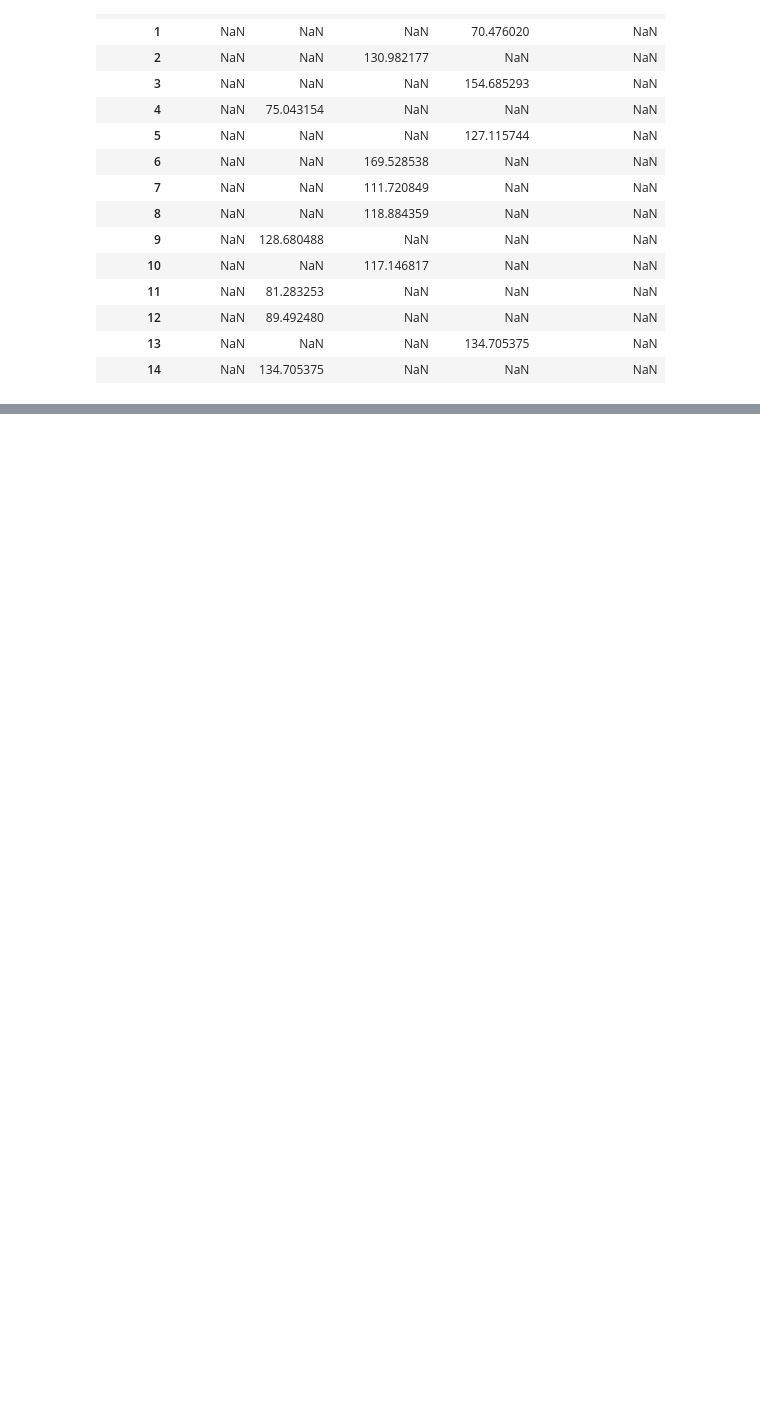
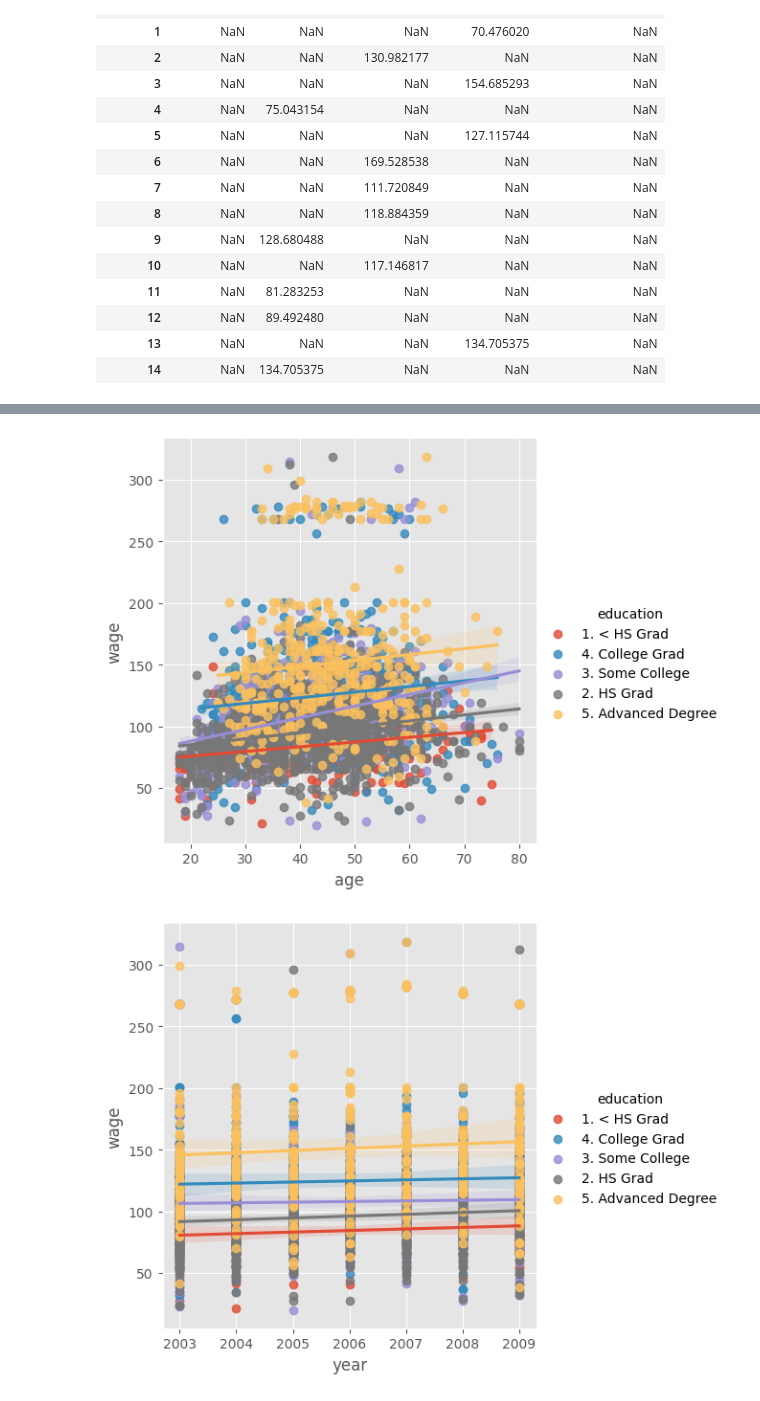
Before and after one commit to AzlinRusnan/Machine-Learning, a Jupyter notebook: Introduction_to_Machine_Learning.ipynb, the cells around one changed output, grey strips where cells are left out. Cells and saved outputs as stored; diff of their text form; code cells hidden in the pictures; blank space fills up the shorter version.

```diff
--- a/Introduction_to_Machine_Learning.ipynb
+++ b/Introduction_to_Machine_Learning.ipynb
@@ -112,0 +137,8 @@ df_edu.head(15)
+# %%
+# Similar plots to those above
+sns.lmplot(x='age', y='wage', data=df_wage, hue='education')
+
+sns.lmplot(x='year', y='wage', data=df_wage, ci=99.99, hue='education');
+# %% [output]
+[figure, added]
+[figure, added]
```
Also changed, not shown: parts of 32 cells of this notebook.
